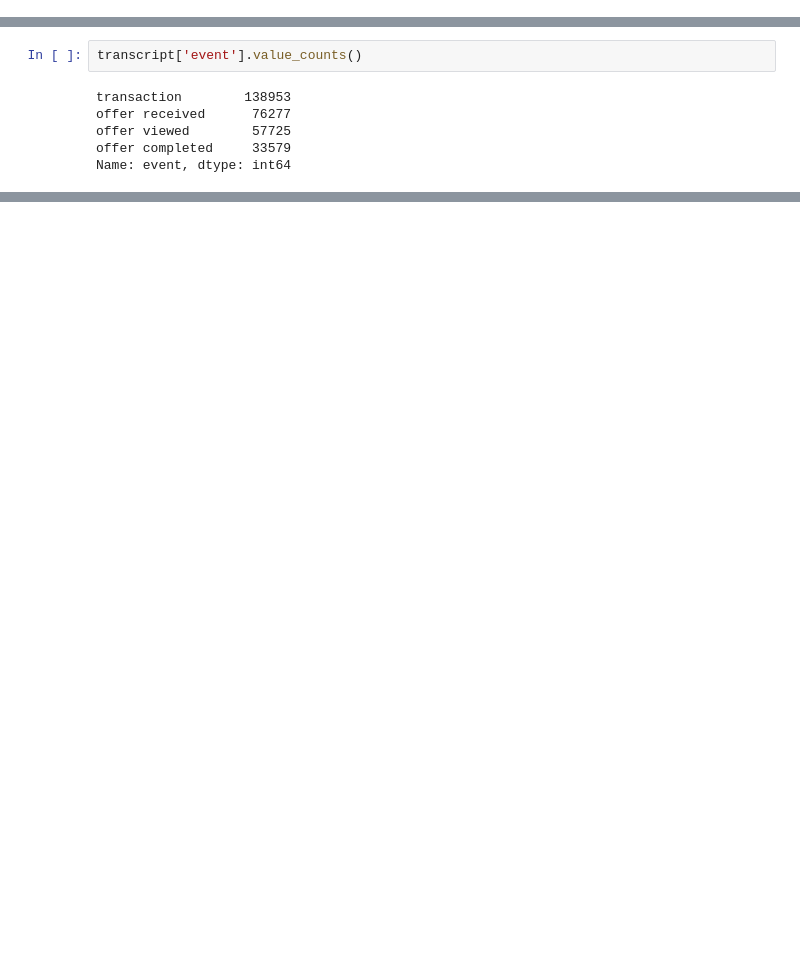
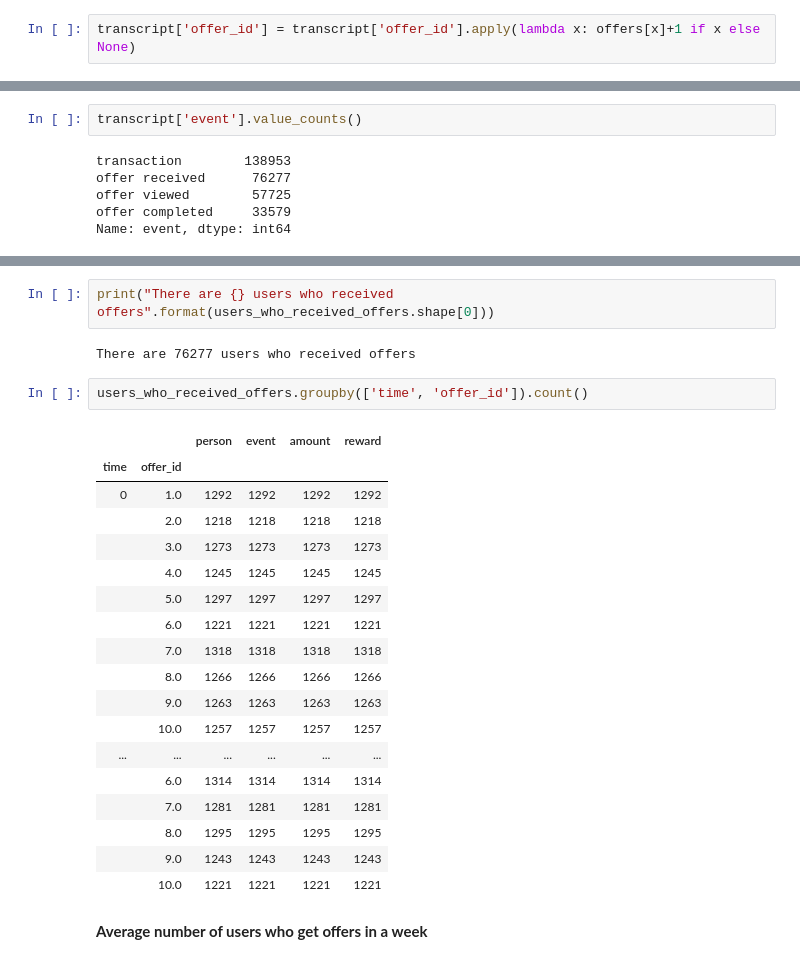
Before and after one commit to asmaHelmy/Starbucks-Challenge, a Jupyter notebook: StarbucksChallenge.ipynb, the cells around one changed output, grey strips where cells are left out. Drawn from its saved outputs; the diff is of its cells as text; blank space fills up the shorter version.

```diff
--- a/StarbucksChallenge.ipynb
+++ b/StarbucksChallenge.ipynb
@@ -415,0 +474,2 @@ transcript.head()
+# %%
+transcript['offer_id'] = transcript['offer_id'].apply(lambda x: offers[x]+1 if x else None)
@@ -584,0 +507,27 @@ dtype: int64
+# %%
+print("There are {} users who received offers".format(users_who_received_offers.shape[0]))
+# %% [output]
+There are 76277 users who received offers
+# %%
+users_who_received_offers.groupby(['time', 'offer_id']).count()
+# %% [output]
+|  |  | person | event | amount | reward |
+| time | offer_id |  |  |  |  |
+| 0 | 1.0 | 1292 | 1292 | 1292 | 1292 |
+|  | 2.0 | 1218 | 1218 | 1218 | 1218 |
+|  | 3.0 | 1273 | 1273 | 1273 | 1273 |
+|  | 4.0 | 1245 | 1245 | 1245 | 1245 |
+|  | 5.0 | 1297 | 1297 | 1297 | 1297 |
+|  | 6.0 | 1221 | 1221 | 1221 | 1221 |
+|  | 7.0 | 1318 | 1318 | 1318 | 1318 |
+|  | 8.0 | 1266 | 1266 | 1266 | 1266 |
+|  | 9.0 | 1263 | 1263 | 1263 | 1263 |
+|  | 10.0 | 1257 | 1257 | 1257 | 1257 |
+| ... | ... | ... | ... | ... | ... |
+|  | 6.0 | 1314 | 1314 | 1314 | 1314 |
+|  | 7.0 | 1281 | 1281 | 1281 | 1281 |
+|  | 8.0 | 1295 | 1295 | 1295 | 1295 |
+|  | 9.0 | 1243 | 1243 | 1243 | 1243 |
+|  | 10.0 | 1221 | 1221 | 1221 | 1221 |
+# %% [markdown]
+**Average number of users who get offers in a week**
```
Also changed, not shown: parts of 90 cells of this notebook.
